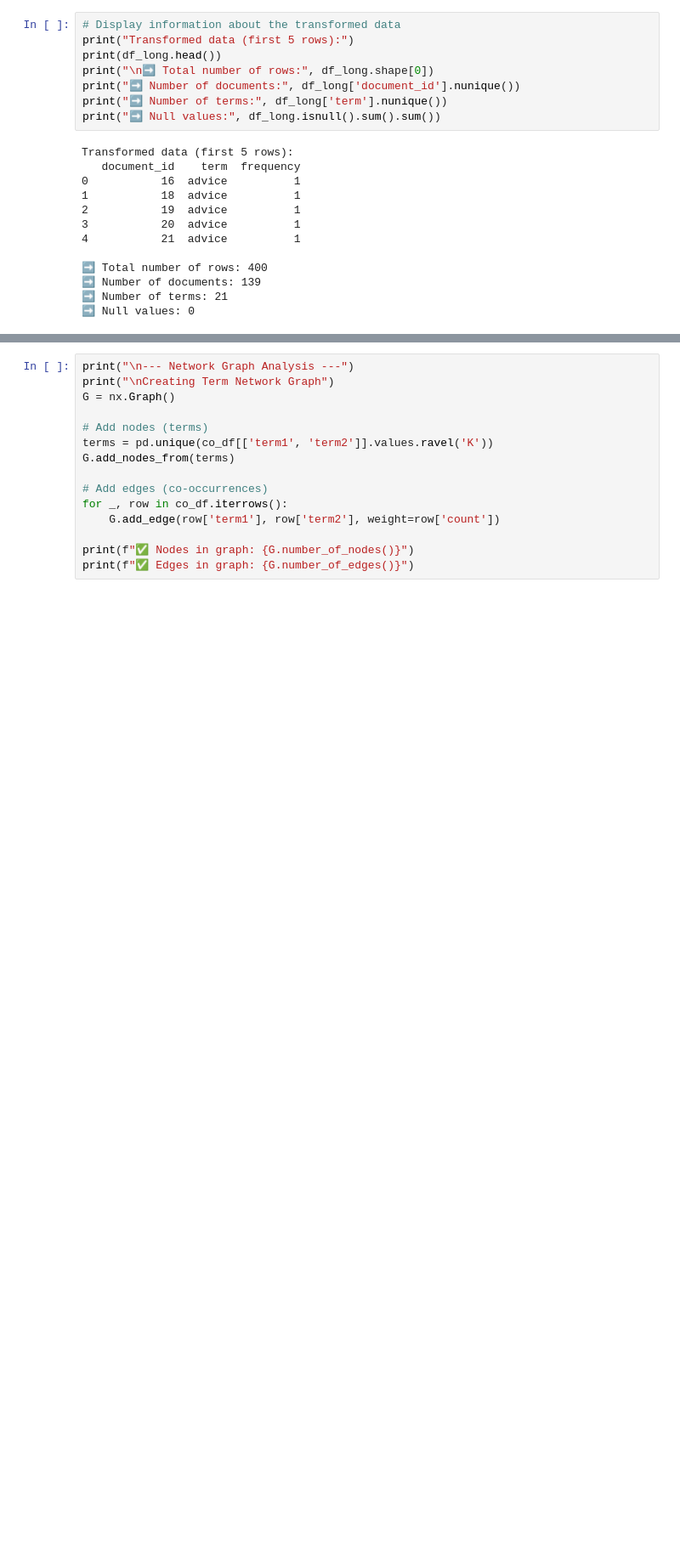
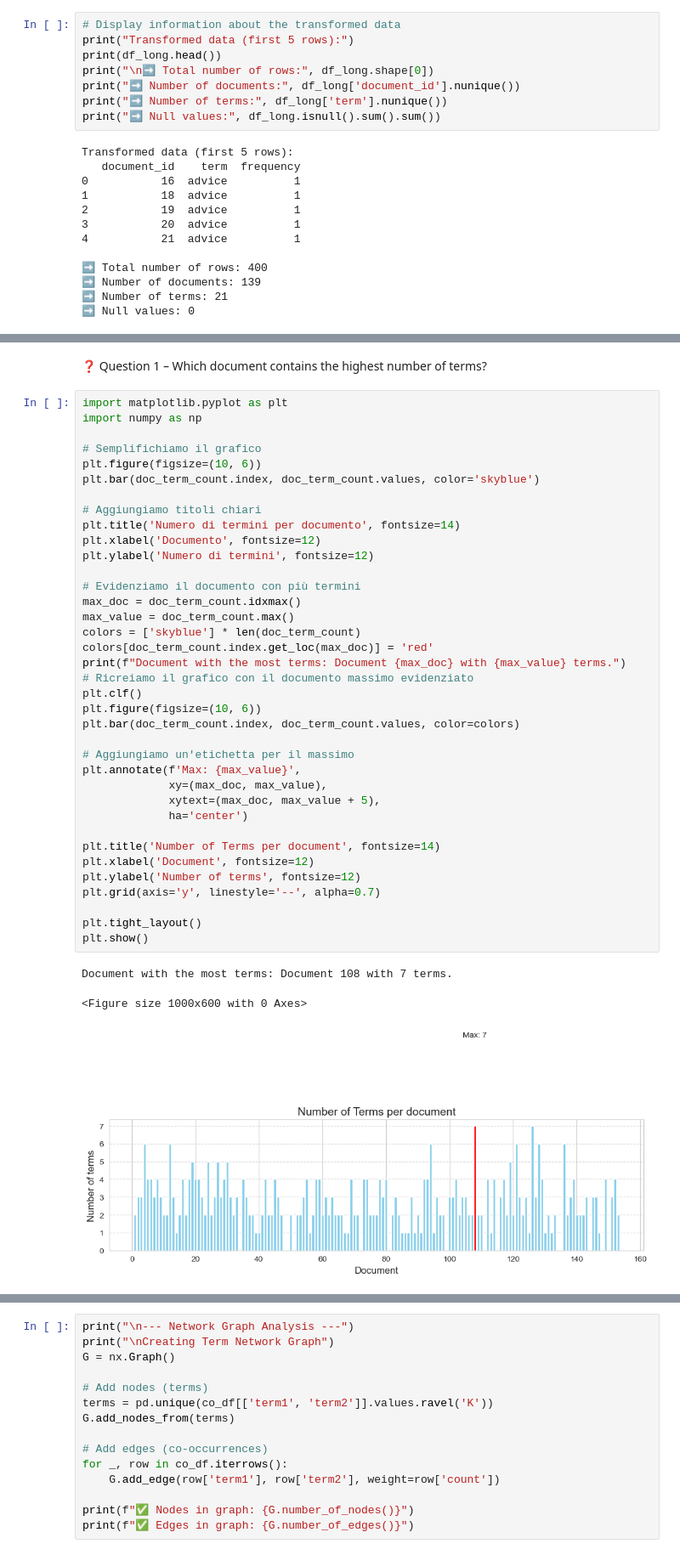
Before and after one commit to dami013/Terms, a Jupyter notebook: terms_link_analysis.ipynb, the cells around one changed output, grey strips where cells are left out. Shown at 85% size. Cells and saved outputs as stored; diff of their text form; blank space fills up the shorter version.

```diff
--- a/terms_link_analysis.ipynb
+++ b/terms_link_analysis.ipynb
@@ -202,3 +197,46 @@ Document with the most terms: Document 108 with 7 terms.
+# %% [markdown]
+❓ Question 1 – Which document contains the highest number of terms?
+# %%
+import matplotlib.pyplot as plt
+import numpy as np
+
+# Semplifichiamo il grafico
+plt.figure(figsize=(10, 6))
+plt.bar(doc_term_count.index, doc_term_count.values, color='skyblue')
+
+# Aggiungiamo titoli chiari
+plt.title('Numero di termini per documento', fontsize=14)
+plt.xlabel('Documento', fontsize=12)
+plt.ylabel('Numero di termini', fontsize=12)
+
+# Evidenziamo il documento con più termini
+max_doc = doc_term_count.idxmax()
+max_value = doc_term_count.max()
+colors = ['skyblue'] * len(doc_term_count)
+colors[doc_term_count.index.get_loc(max_doc)] = 'red'
+print(f"Document with the most terms: Document {max_doc} with {max_value} terms.")
+# Ricreiamo il grafico con il documento massimo evidenziato
+plt.clf()
+plt.figure(figsize=(10, 6))
+plt.bar(doc_term_count.index, doc_term_count.values, color=colors)
+
+# Aggiungiamo un'etichetta per il massimo
+plt.annotate(f'Max: {max_value}',
+             xy=(max_doc, max_value),
+             xytext=(max_doc, max_value + 5),
+             ha='center')
+
+plt.title('Number of Terms per document', fontsize=14)
+plt.xlabel('Document', fontsize=12)
+plt.ylabel('Number of terms', fontsize=12)
+plt.grid(axis='y', linestyle='--', alpha=0.7)
+
+plt.tight_layout()
+plt.show()
+# %% [output]
+Document with the most terms: Document 108 with 7 terms.
+<Figure size 1000x600 with 0 Axes>
+[figure, added]
 # %%
 print("\n--- Co-occurrence Analysis ---")
 # Group by document to get list of terms in each document
```
Also changed, not shown: parts of 9 cells of this notebook.
